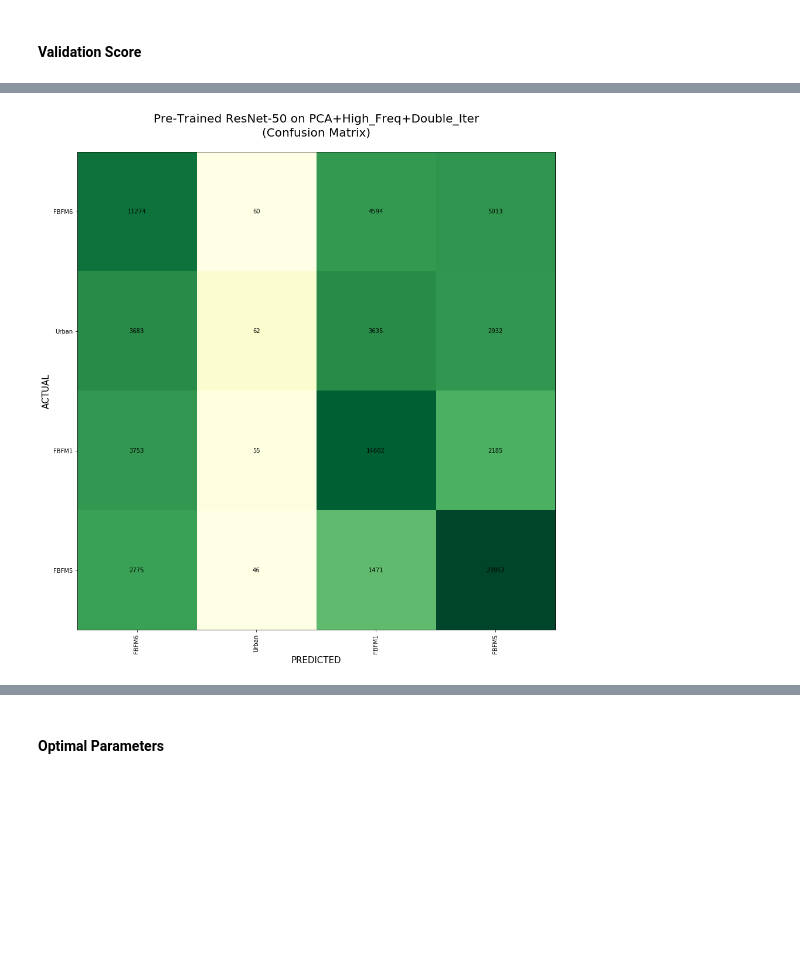
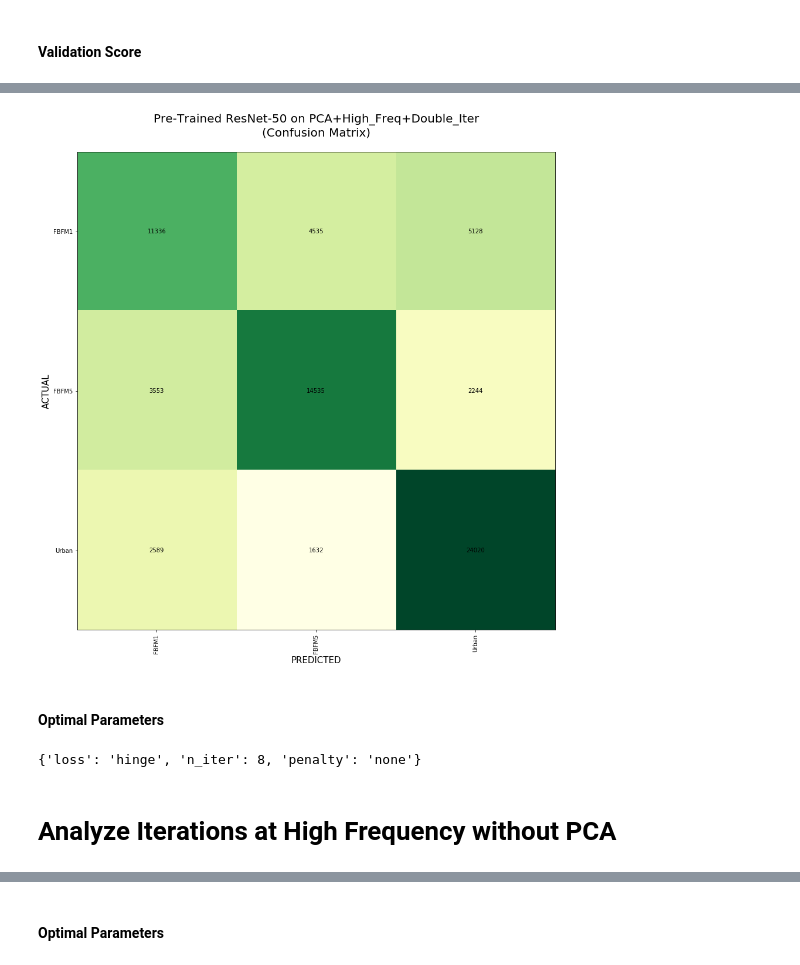
Before and after one commit to ryanriopelle/wildfire-data-analysis, a Jupyter notebook: Sadat/Spiral_1.ipynb, the cells around one changed output, grey strips where cells are left out. Cells and saved outputs as stored; diff of their text form; code cells hidden in the pictures; blank space fills up the shorter version.

```diff
--- a/Sadat/Spiral_1.ipynb
+++ b/Sadat/Spiral_1.ipynb
@@ -334,9 +342,9 @@ df_high_class = df[df.Labels.isin(high_dist_class_list)]
 high_class_idx = np.array(df_high_class.index)
 # %%
 n_samples = len(df)
-X = normalize(image_features.values[high_class_idx])
+X = normalize(image_features[high_class_idx])
 y = np.array(labels)[high_class_idx]
 
-X_train, X_test, y_train, y_test = train_test_split(X, y, test_size=0.2)
+X_train, X_test, y_train, y_test = train_test_split(X, y, test_size=0.2, random_state=0)
 # %%
 #Logistic Classifier
@@ -363,0 +376,34 @@ predict_target = classifier.predict(X_test)
+# %%
+conf_arr = confusion_matrix(y_test, predict_target)
+log_conf_arr = np.log((conf_arr+1)*10000) #For better color choice
+norm_conf = []
+for i in log_conf_arr:
+    a = 0
+    tmp_arr = []
+    a = sum(i, 0)
+    for j in i:
+        tmp_arr.append(float(j)/float(a))
+    norm_conf.append(tmp_arr)
+
+fig = plt.figure(figsize = (15,15))
+plt.clf()
+ax = fig.add_subplot(111)
+ax.set_aspect(1)
+res = ax.imshow(np.array(norm_conf), cmap=plt.cm.YlGn,
+                interpolation='nearest')
+
+width, height = conf_arr.shape
+
+for x in range(width):
+    for y in range(height):
+        ax.annotate(str(conf_arr[x][y]), xy=(y, x),
+                    horizontalalignment='center',
+                    verticalalignment='center')
+
+# cb = fig.colorbar(res)
+alphabet = np.unique(y_test)
+plt.xticks(range(width), alphabet[:width], rotation='vertical')
+plt.yticks(range(height), alphabet[:height])
+plt.xlabel('PREDICTED', fontsize=15)
+plt.ylabel('ACTUAL', fontsize=15)
+plt.title('Pre-Trained ResNet-50 on PCA\n(Confusion Matrix)\n', fontsize=20);
@@ -378,7 +426,7 @@ classifier.best_params_
 # %%
 from sklearn.decomposition import PCA
 
-M = normalize(image_features.values[high_class_idx])
+M = normalize(image_features[high_class_idx])
 
 pca = PCA(n_components=np.shape(M)[1])
 T = pca.fit_transform(M)
@@ -447,8 +495,5 @@ classifier.best_params_
 # %% [markdown]
 ## Analyze Iterations at High Frequency and PCA
-# %%
-pca = PCA(n_components=400)
-T = pca.fit_transform(M)
 # %%
 X = normalize(T)
 y = np.array(labels)[high_class_idx]
@@ -491,32 +536,40 @@ norm_conf = []
 for i in log_conf_arr:
     a = 0
     tmp_arr = []
     a = sum(i, 0)
     for j in i:
         tmp_arr.append(float(j)/float(a))
     norm_conf.append(tmp_arr)
 
 fig = plt.figure(figsize = (15,15))
 plt.clf()
 ax = fig.add_subplot(111)
 ax.set_aspect(1)
 res = ax.imshow(np.array(norm_conf), cmap=plt.cm.YlGn,
                 interpolation='nearest')
 
 width, height = conf_arr.shape
 
 for x in range(width):
     for y in range(height):
         ax.annotate(str(conf_arr[x][y]), xy=(y, x),
                     horizontalalignment='center',
                     verticalalignment='center')
 
 # cb = fig.colorbar(res)
-alphabet = df.Labels.unique()
+alphabet = np.unique(y_test)
 plt.xticks(range(width), alphabet[:width], rotation='vertical')
 plt.yticks(range(height), alphabet[:height])
 plt.xlabel('PREDICTED', fontsize=15)
 plt.ylabel('ACTUAL', fontsize=15)
 plt.title('Pre-Trained ResNet-50 on PCA+High_Freq+Double_Iter\n(Confusion Matrix)\n', fontsize=20);
 # %% [output]
-[figure, old version]
+[figure, new version]
+# %% [markdown]
+#### Optimal Parameters
+# %%
+classifier.best_params_
+# %% [output]
+{'loss': 'hinge', 'n_iter': 8, 'penalty': 'none'}
+# %% [markdown]
+# Analyze Iterations at High Frequency without PCA
```
Also changed, not shown: parts of 36 cells of this notebook.
